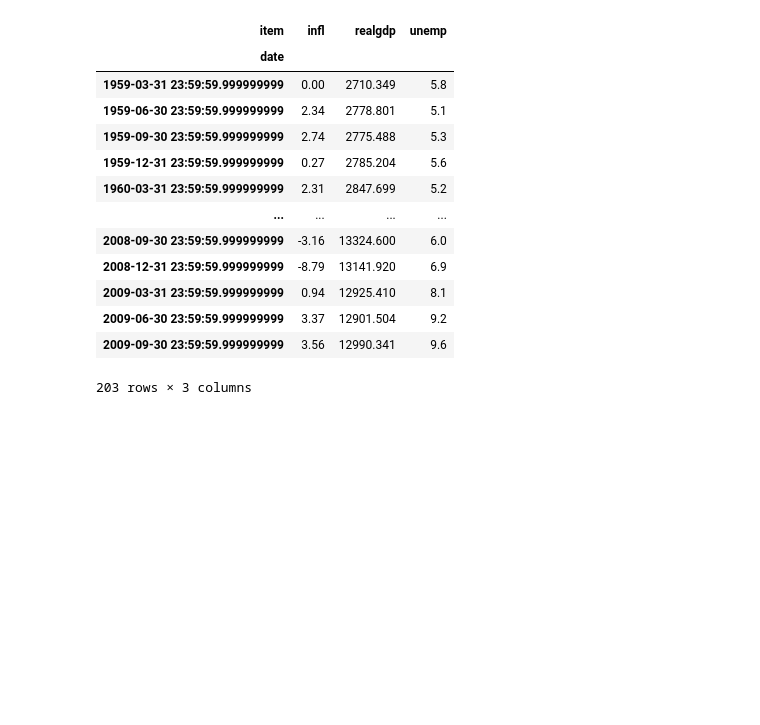
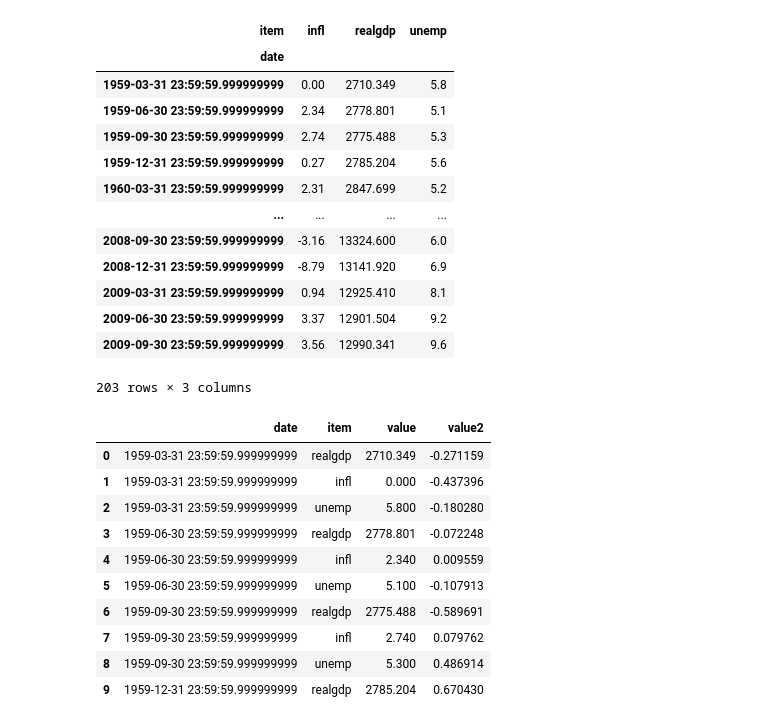
Before and after one commit to ferreiramr/livroPythonForDataAnalysis_WesMcKinney, a Jupyter notebook: chapter08_DataWranglingJoinCombineAndReshape.ipynb, the cells around one changed output. Saved outputs shown, nothing was run; the diff lists cells and outputs as text; code cells hidden in the pictures; blank space fills up the shorter version.

```diff
--- a/chapter08_DataWranglingJoinCombineAndReshape.ipynb
+++ b/chapter08_DataWranglingJoinCombineAndReshape.ipynb
@@ -1102,0 +1099,14 @@ pivoted
+# %%
+ldata[:10]
+# %% [output]
+|  | date | item | value | value2 |
+| 0 | 1959-03-31 23:59:59.999999999 | realgdp | 2710.349 | -0.271159 |
+| 1 | 1959-03-31 23:59:59.999999999 | infl | 0.000 | -0.437396 |
+| 2 | 1959-03-31 23:59:59.999999999 | unemp | 5.800 | -0.180280 |
+| 3 | 1959-06-30 23:59:59.999999999 | realgdp | 2778.801 | -0.072248 |
+| 4 | 1959-06-30 23:59:59.999999999 | infl | 2.340 | 0.009559 |
+| 5 | 1959-06-30 23:59:59.999999999 | unemp | 5.100 | -0.107913 |
+| 6 | 1959-09-30 23:59:59.999999999 | realgdp | 2775.488 | -0.589691 |
+| 7 | 1959-09-30 23:59:59.999999999 | infl | 2.740 | 0.079762 |
+| 8 | 1959-09-30 23:59:59.999999999 | unemp | 5.300 | 0.486914 |
+| 9 | 1959-12-31 23:59:59.999999999 | realgdp | 2785.204 | 0.670430 |
```
Also changed, not shown: parts of 29 cells of this notebook, 1 other file.
